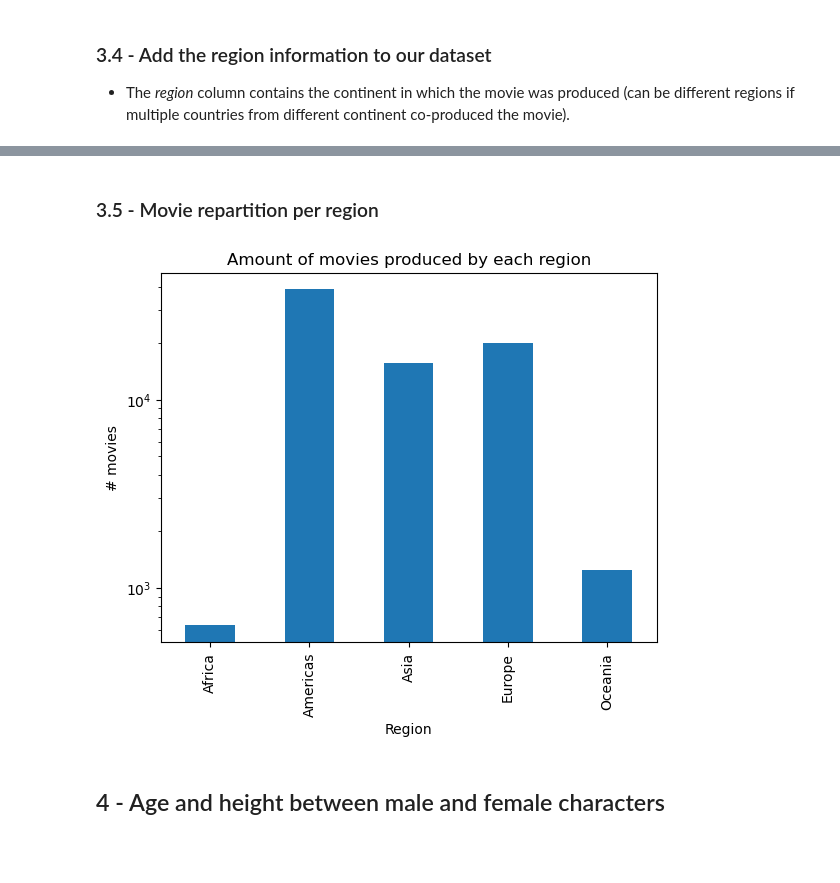
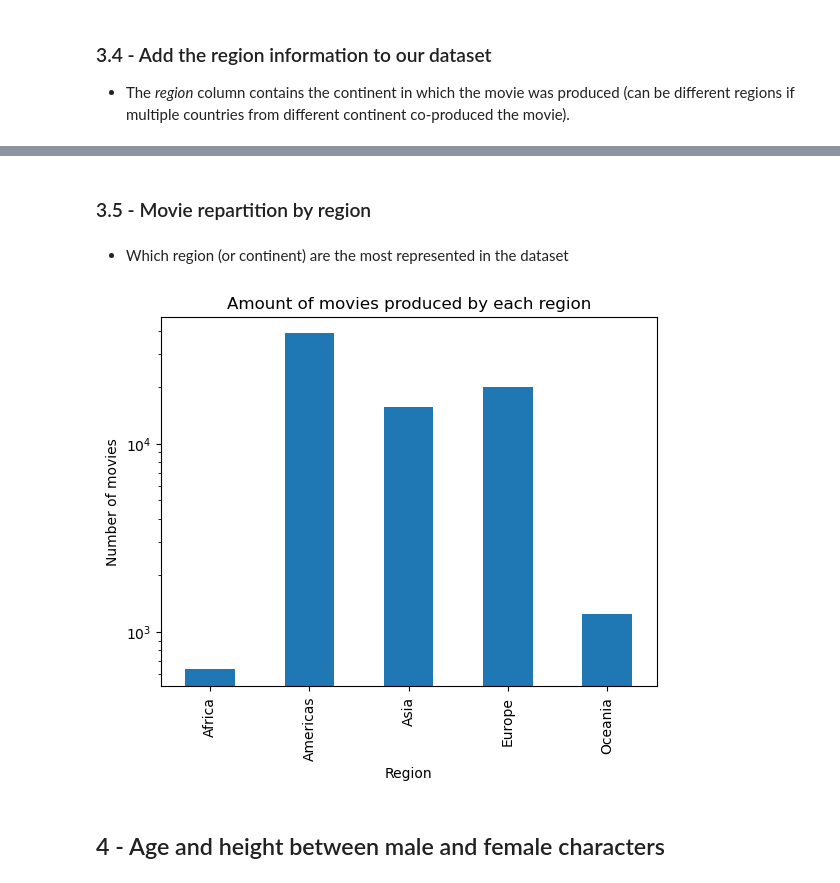
Before and after one commit to epfl-ada/ada-2022-project-armada, a Jupyter notebook: P2.ipynb, the cells around one changed output, grey strips where cells are left out. Saved outputs shown, nothing was run; the diff lists cells and outputs as text; code cells hidden in the pictures; blank space fills up the shorter version.

```diff
--- a/P2.ipynb
+++ b/P2.ipynb
@@ -421,6 +392,8 @@ def get_region(country_lst):
     #remove duplicates
     return list(set(output))
 
-movies["region"] = movies.loc[:, ("movie_countries")].apply(lambda x: get_region(x))
-movies
+movies_copy = movies.copy()
+movies_copy["region"] = movies_copy.loc[:, ("movie_countries")].apply(lambda x: get_region(x))
+movies = movies_copy.copy()
+movies.head()
 # %% [output]
@@ -445,15 +406,18 @@ See the caveats in the documentation: https://pandas.pydata.org/pandas-docs/stab
 # %% [markdown]
-### 3.5 - Movie repartition per region
+### 3.5 - Movie repartition by region
+# %% [markdown]
+- Which region (or continent) are the most represented in the dataset
 # %%
+# Plot the distribution of the number of movies by region
 movies_region = movies["region"].explode()
 movies_region = movies_region.groupby(movies_region).size()
 ax = movies_region.plot.bar()
 ax.set_yscale("log")
 ax.set_xlabel("Region")
-ax.set_ylabel("# movies")
+ax.set_ylabel("Number of movies")
 ax.set_title("Amount of movies produced by each region");
 # %% [output]
-[figure, old version]
+[figure, new version]
 # %% [markdown]
 ## 4 - Age and height between male and female characters
 # %% [markdown]
```
Also changed, not shown: parts of 64 cells of this notebook.
